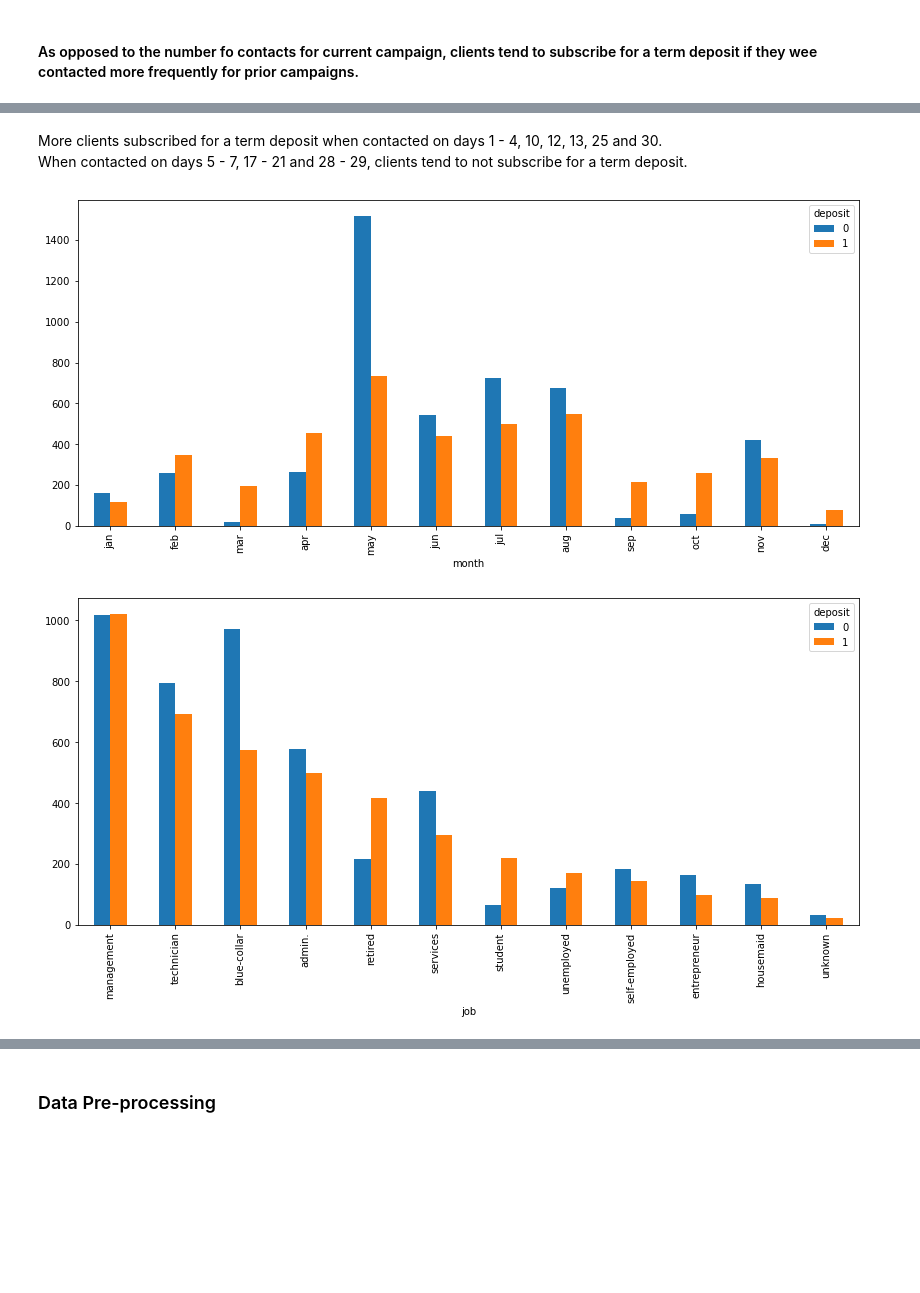
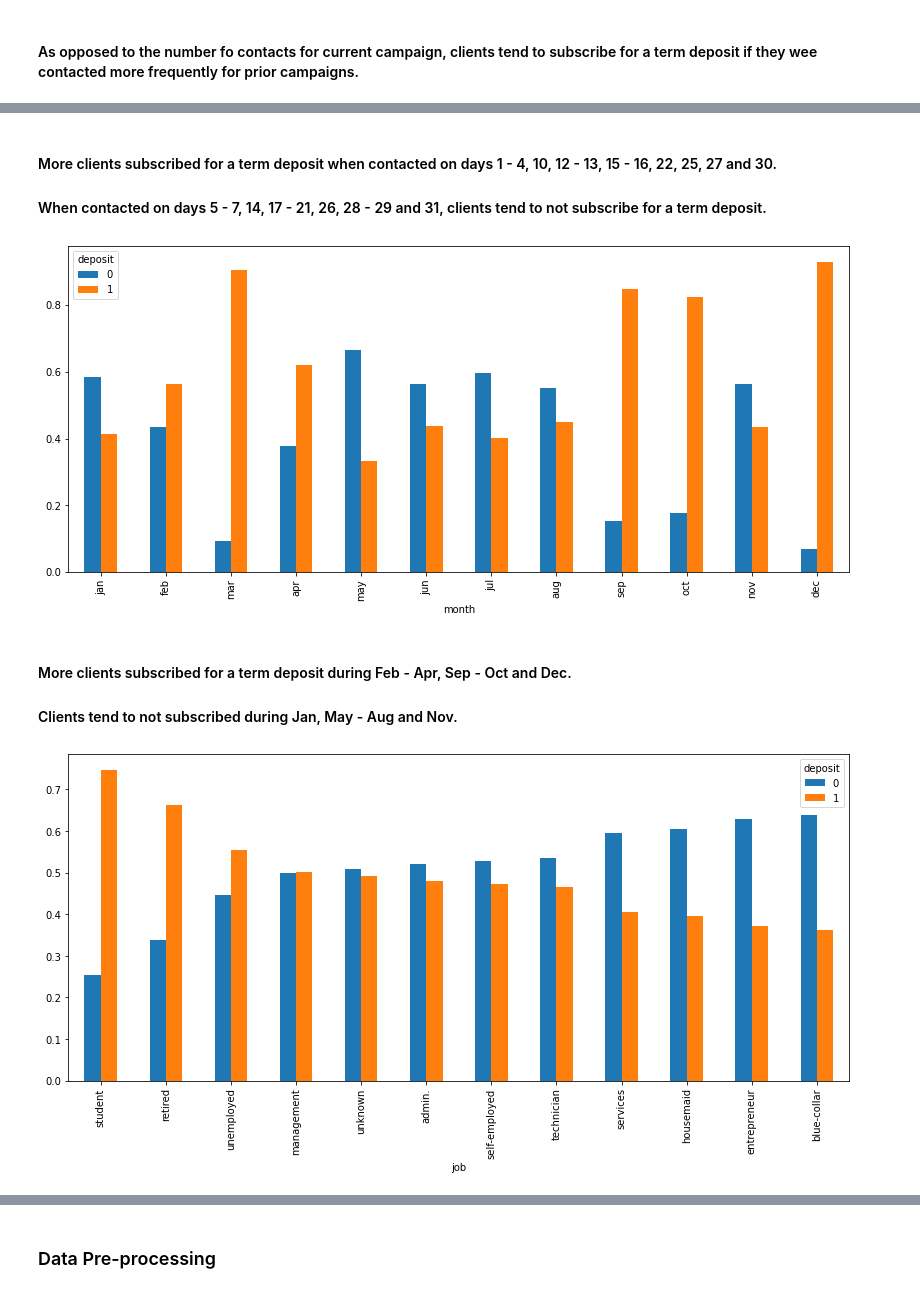
Before and after one commit to Solihin-k/bank_marketing, a Jupyter notebook: Bank_Marketing_Strategy.ipynb, the cells around one changed output, grey strips where cells are left out. Drawn from its saved outputs; the diff is of its cells as text; code cells hidden in the pictures; blank space fills up the shorter version.

```diff
--- a/Bank_Marketing_Strategy.ipynb
+++ b/Bank_Marketing_Strategy.ipynb
@@ -196,8 +195,8 @@ from sklearn.model_selection import train_test_split
 features = full_dataset.iloc[:,0:-1]
 target = full_dataset.iloc[:,-1]
 
+# stratified sampling based on the subscription outcome
 features_train, features_test, target_train, target_test = train_test_split(features,
                                                                             target,
-                                                                            test_size=0.20,
-                                                                            random_state=123,
+                                                                            test_size = 0.20,
                                                                             stratify = target)
@@ -308,17 +319,27 @@ plt.xticks(range(0,len(day.index)), day.index);
 # %% [markdown]
-More clients subscribed for a term deposit when contacted on days 1 - 4, 10, 12, 13, 25 and 30. <br>
-When contacted on days 5 - 7, 17 - 21 and 28 - 29, clients tend to not subscribe for a term deposit.
+#### More clients subscribed for a term deposit when contacted on days 1 - 4, 10, 12 - 13, 15 - 16, 22, 25, 27 and 30.
+#### When contacted on days 5 - 7, 14, 17 - 21, 26, 28 - 29 and 31, clients tend to not subscribe for a term deposit.
 # %%
+# which month resulted in more subscriptions?
+
 months = ['jan', 'feb', 'mar', 'apr', 'may', 'jun', 'jul', 'aug', 'sep', 'oct', 'nov', 'dec']
 
-month = pd.crosstab(train_set['month'], train_set['deposit']).reindex(months)
+month = pd.crosstab(train_set['month'], train_set['deposit']).reindex(months).apply(lambda r: r/r.sum(), axis=1)
+
 month.plot(kind = 'bar', figsize = (14, 6))
 plt.xticks(range(0,len(month.index)), month.index);
 # %% [output]
-[figure, old version]
+[figure, new version]
+# %% [markdown]
+#### More clients subscribed for a term deposit during Feb - Apr, Sep - Oct and Dec.
+#### Clients tend to not subscribed during Jan, May - Aug and Nov.
 # %%
-jobs = pd.crosstab(train_set['job'], train_set['deposit']).sort_values(by = [1, 0], ascending = False)
+# which job type has a higher chance of subscription?
+
+jobs = pd.crosstab(train_set['job'],
+                   train_set['deposit']).apply(lambda r: r/r.sum(), axis=1).sort_values(by = 1, ascending = False)
+
 jobs.plot(kind = 'bar', figsize = (14, 6))
 plt.xticks(range(0,len(jobs.index)), jobs.index);
 # %% [output]
-[figure, old version]
+[figure, new version]
```
Also changed, not shown: parts of 55 cells of this notebook.
